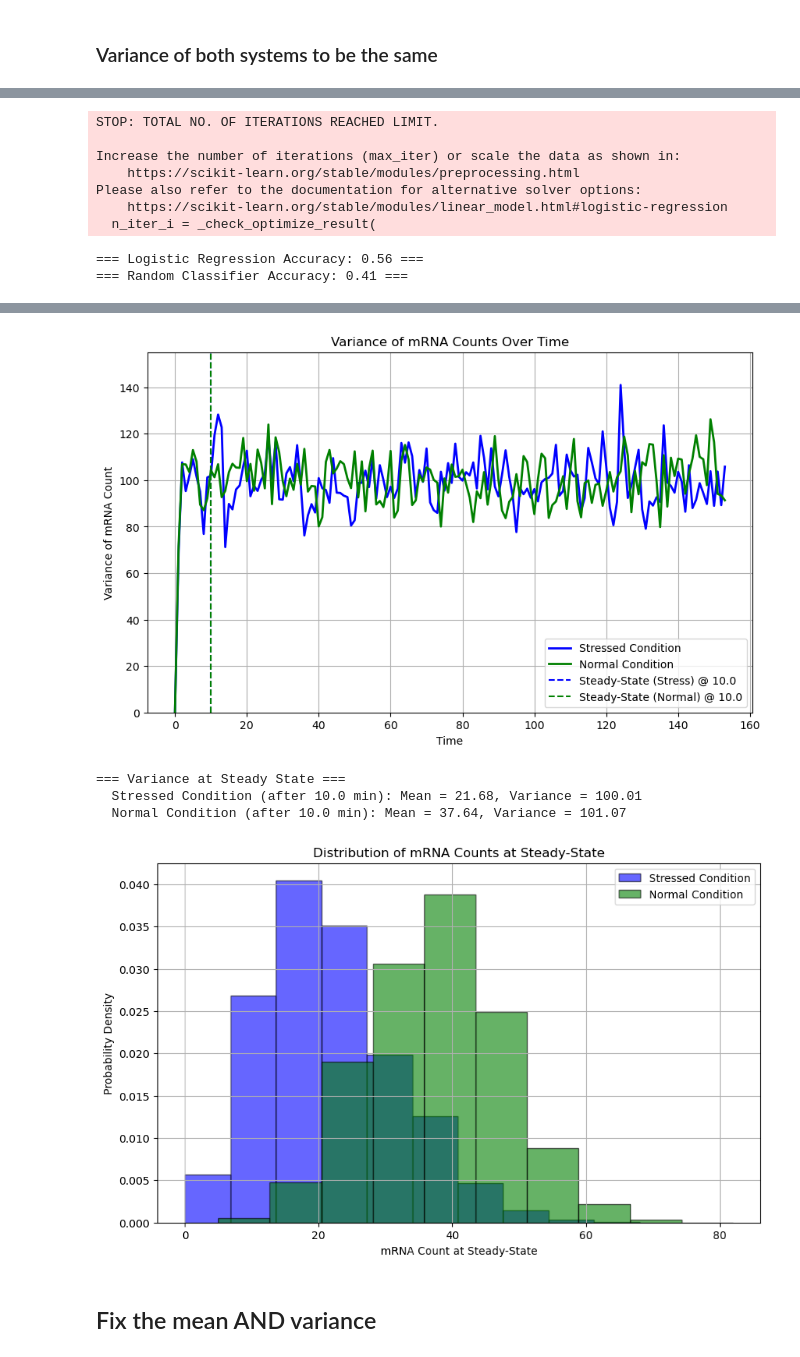
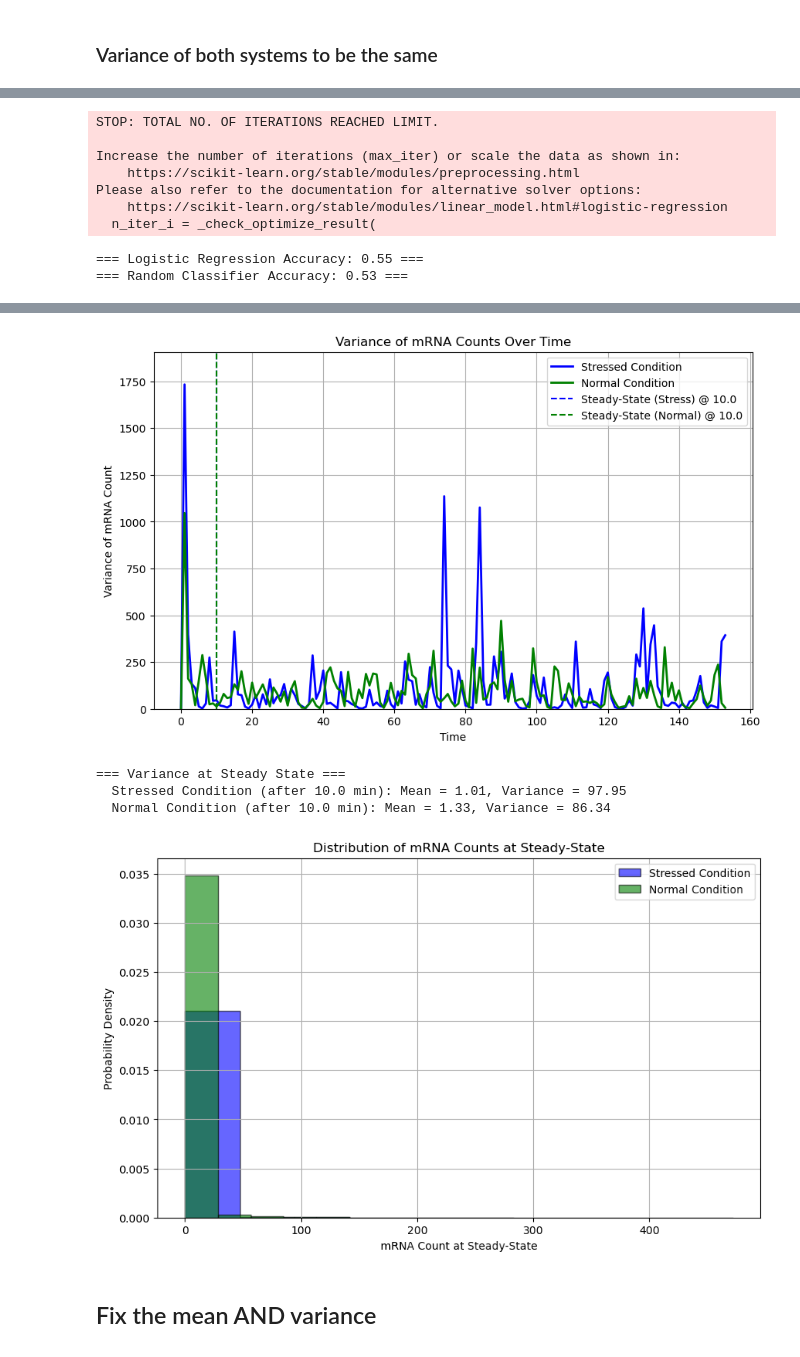
Before and after one commit to GrignardReagent/SSA, a Jupyter notebook: notebooks/fix_mean_and_variance.ipynb, the cells around one changed output, grey strips where cells are left out. Cells and saved outputs as stored; diff of their text form; code cells hidden in the pictures.

```diff
--- a/notebooks/fix_mean_and_variance.ipynb
+++ b/notebooks/fix_mean_and_variance.ipynb
@@ -61,12 +61,12 @@ mean_eq = mu - (
 solutions = solve(mean_eq, rho, dict= True)
 
 # Define system parameters
-mu_target = 15.0
+mu_target = 10.0
 
 # Define activation/deactivation rates and degradation rates for the conditions
 parameters = {
-    "stress": {"sigma_u": 10.0, "sigma_b": 4.0, "d": 1.0},
-    "normal": {"sigma_u": 5.0, "sigma_b": 8.0, "d": 1.0}
+    "stress": {"sigma_u": 18.0, "sigma_b": 0.01, "d": 1.0},
+    "normal": {"sigma_u": 9.0, "sigma_b": 0.02, "d": 1.0}
 }
 # Store positive rho values for both conditions
 rho_values = {}
@@ -242,8 +242,8 @@ variance_target = 100.0
 
 # Define activation/deactivation rates and degradation rates for the conditions
 parameters = {
-    "stress": {"sigma_u": 10.0, "sigma_b": 4.0, "d": 1.0},
-    "normal": {"sigma_u": 5.0, "sigma_b": 8.0, "d": 1.0}
+    "stress": {"sigma_u": 18.0, "sigma_b": 0.01, "d": 1.0},
+    "normal": {"sigma_u": 9.0, "sigma_b": 0.02, "d": 1.0}
 }
 
 # Store positive rho values for both conditions
@@ -341,5 +341,5 @@ Increase the number of iterations (max_iter) or scale the data as shown in:
 Please also refer to the documentation for alternative solver options:
     https://scikit-learn.org/stable/modules/linear_model.html#logistic-regression
   n_iter_i = _check_optimize_result(
-=== Logistic Regression Accuracy: 0.56 ===
-=== Random Classifier Accuracy: 0.41 ===
+=== Logistic Regression Accuracy: 0.55 ===
+=== Random Classifier Accuracy: 0.53 ===
@@ -348,8 +348,8 @@ Please also refer to the documentation for alternative solver options:
-[figure, old version]
+[figure, new version]
 === Variance at Steady State ===
-  Stressed Condition (after 10.0 min): Mean = 21.68, Variance = 100.01
-  Normal Condition (after 10.0 min): Mean = 37.64, Variance = 101.07
+  Stressed Condition (after 10.0 min): Mean = 1.01, Variance = 97.95
+  Normal Condition (after 10.0 min): Mean = 1.33, Variance = 86.34
-[figure, old version]
+[figure, new version]
 # %% [markdown]
 ## Fix the mean AND variance
 # %%
```
Also changed, not shown: parts of 7 cells of this notebook, 3 other files.
